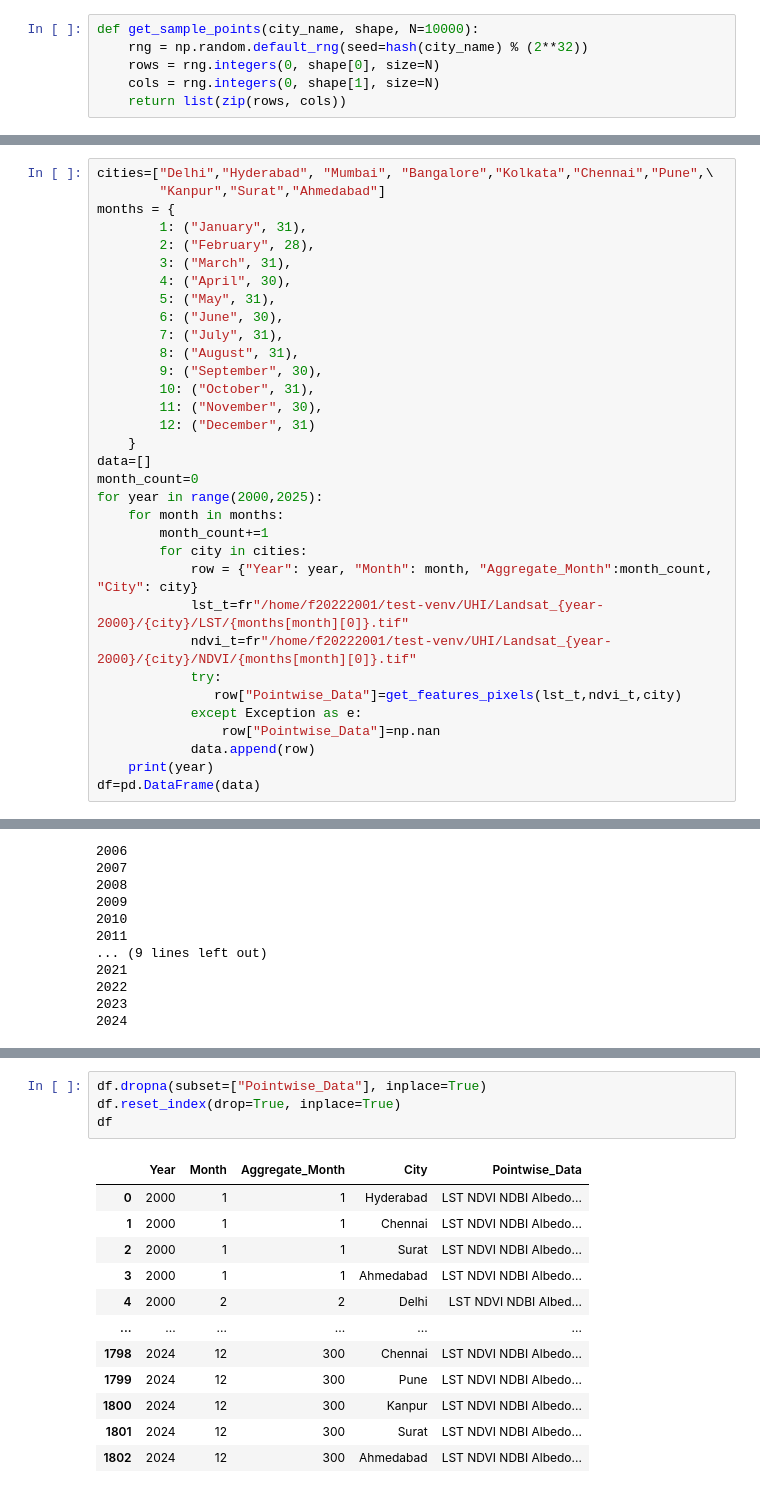
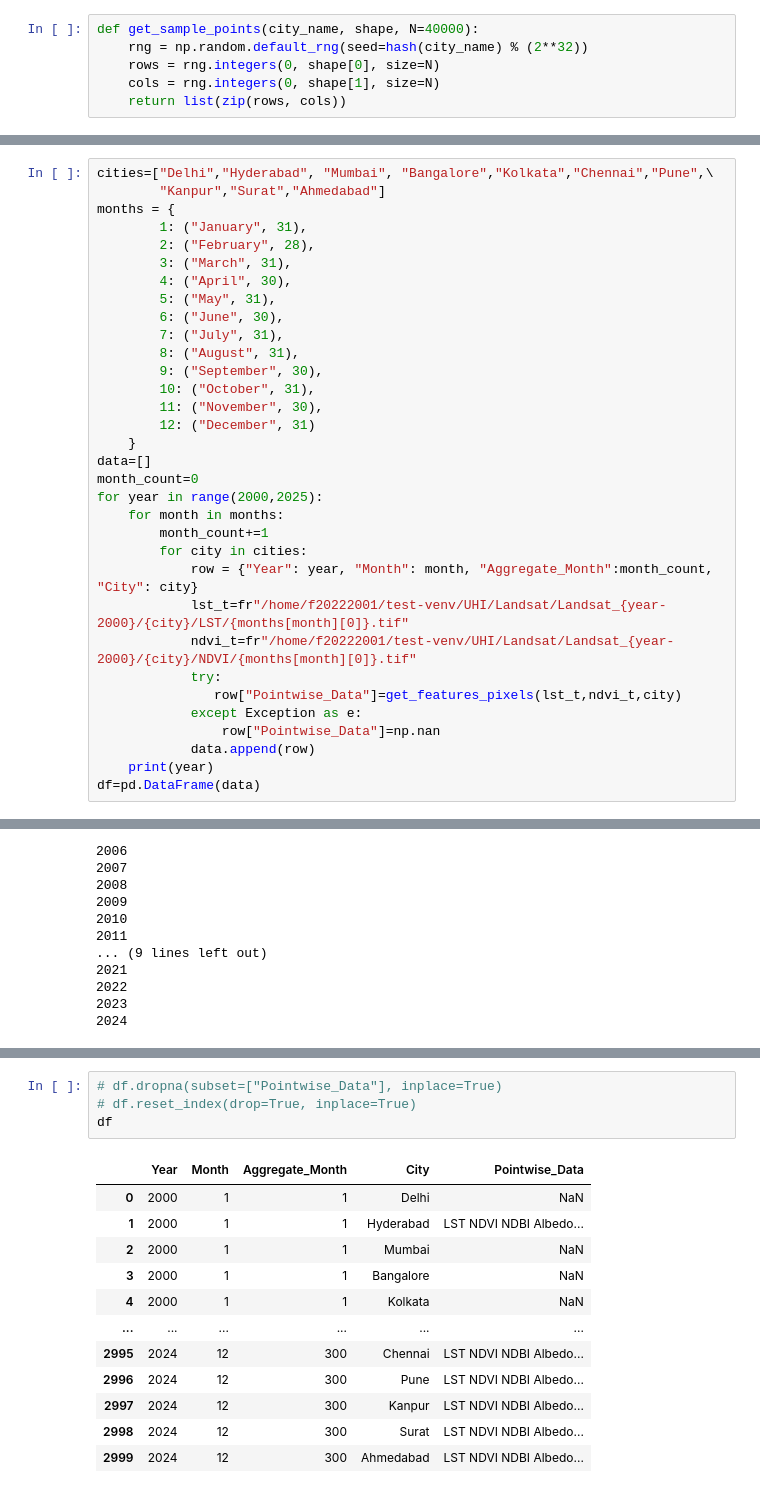
Before and after one commit to Rishi-Bharadwaj/Urban-Heat-Island-Analysis, a Jupyter notebook: building_df_pixels.ipynb, the cells around one changed output, grey strips where cells are left out. Saved outputs shown, nothing was run; the diff lists cells and outputs as text.

```diff
--- a/building_df_pixels.ipynb
+++ b/building_df_pixels.ipynb
@@ -10,7 +10,7 @@ from utils import *
 #     band1=src.read(1)
 #     print(band1.shape)
 # %%
-def get_sample_points(city_name, shape, N=10000):
+def get_sample_points(city_name, shape, N=40000):
     rng = np.random.default_rng(seed=hash(city_name) % (2**32))
     rows = rng.integers(0, shape[0], size=N)
     cols = rng.integers(0, shape[1], size=N)
@@ -98,8 +98,8 @@ for year in range(2000,2025):
         month_count+=1
         for city in cities:
             row = {"Year": year, "Month": month, "Aggregate_Month":month_count, "City": city}
-            lst_t=fr"/home/f20222001/test-venv/UHI/Landsat_{year-2000}/{city}/LST/{months[month][0]}.tif"
-            ndvi_t=fr"/home/f20222001/test-venv/UHI/Landsat_{year-2000}/{city}/NDVI/{months[month][0]}.tif"
+            lst_t=fr"/home/f20222001/test-venv/UHI/Landsat/Landsat_{year-2000}/{city}/LST/{months[month][0]}.tif"
+            ndvi_t=fr"/home/f20222001/test-venv/UHI/Landsat/Landsat_{year-2000}/{city}/NDVI/{months[month][0]}.tif"
             try:
                row["Pointwise_Data"]=get_features_pixels(lst_t,ndvi_t,city)
             except Exception as e:
@@ -128,17 +148,17 @@ df=pd.DataFrame(data)
 # %%
-df.dropna(subset=["Pointwise_Data"], inplace=True)
-df.reset_index(drop=True, inplace=True)
+# df.dropna(subset=["Pointwise_Data"], inplace=True)
+# df.reset_index(drop=True, inplace=True)
 df
 # %% [output]
 |  | Year | Month | Aggregate_Month | City | Pointwise_Data |
-| 0 | 2000 | 1 | 1 | Hyderabad | LST NDVI NDBI Albedo... |
-| 1 | 2000 | 1 | 1 | Chennai | LST NDVI NDBI Albedo... |
-| 2 | 2000 | 1 | 1 | Surat | LST NDVI NDBI Albedo... |
-| 3 | 2000 | 1 | 1 | Ahmedabad | LST NDVI NDBI Albedo... |
-| 4 | 2000 | 2 | 2 | Delhi | LST NDVI NDBI Albed... |
+| 0 | 2000 | 1 | 1 | Delhi | NaN |
+| 1 | 2000 | 1 | 1 | Hyderabad | LST NDVI NDBI Albedo... |
+| 2 | 2000 | 1 | 1 | Mumbai | NaN |
+| 3 | 2000 | 1 | 1 | Bangalore | NaN |
+| 4 | 2000 | 1 | 1 | Kolkata | NaN |
 | ... | ... | ... | ... | ... | ... |
-| 1798 | 2024 | 12 | 300 | Chennai | LST NDVI NDBI Albedo... |
-| 1799 | 2024 | 12 | 300 | Pune | LST NDVI NDBI Albedo... |
-| 1800 | 2024 | 12 | 300 | Kanpur | LST NDVI NDBI Albedo... |
-| 1801 | 2024 | 12 | 300 | Surat | LST NDVI NDBI Albedo... |
-| 1802 | 2024 | 12 | 300 | Ahmedabad | LST NDVI NDBI Albedo... |
+| 2995 | 2024 | 12 | 300 | Chennai | LST NDVI NDBI Albedo... |
+| 2996 | 2024 | 12 | 300 | Pune | LST NDVI NDBI Albedo... |
+| 2997 | 2024 | 12 | 300 | Kanpur | LST NDVI NDBI Albedo... |
+| 2998 | 2024 | 12 | 300 | Surat | LST NDVI NDBI Albedo... |
+| 2999 | 2024 | 12 | 300 | Ahmedabad | LST NDVI NDBI Albedo... |
```
Also changed, not shown: parts of 6 cells of this notebook, 4 other files.
